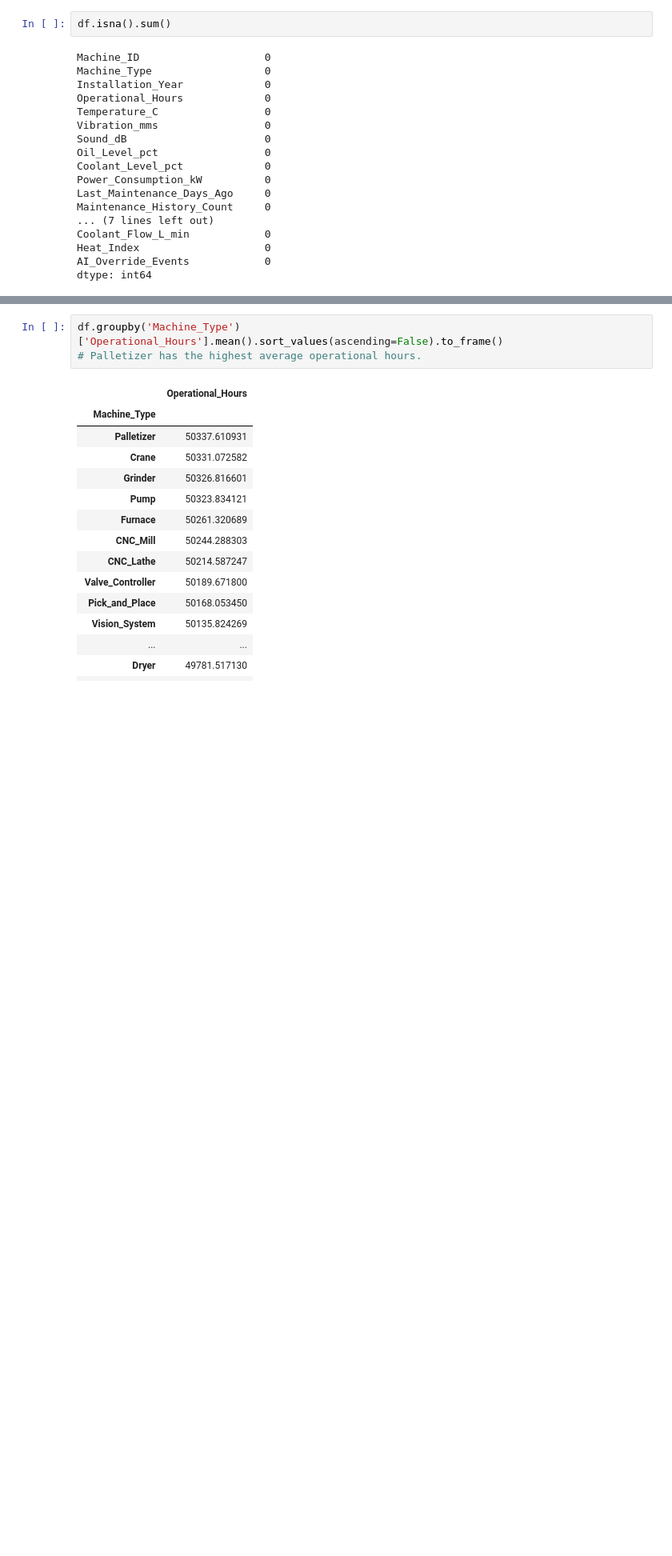
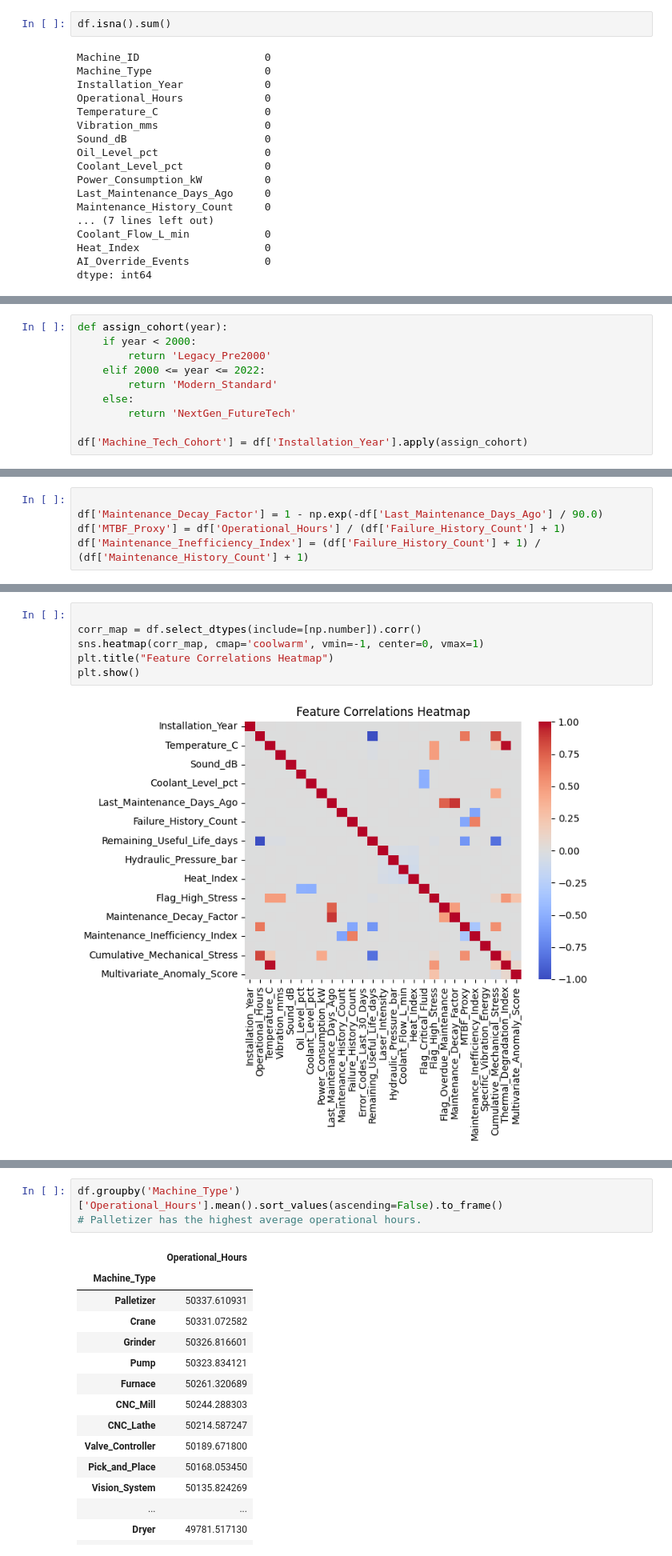
Before and after one commit to bahaa24git/NTI-Machine-Maintenance-Prediction, a Jupyter notebook: factory.ipynb, the cells around one changed output, grey strips where cells are left out. Shown at 80% size. Drawn from its saved outputs; the diff is of its cells as text; blank space fills up the shorter version.

```diff
--- a/factory.ipynb
+++ b/factory.ipynb
@@ -197,0 +248,10 @@ dtype: int64
+# %%
+def assign_cohort(year):
+    if year < 2000:
+        return 'Legacy_Pre2000'
+    elif 2000 <= year <= 2022:
+        return 'Modern_Standard'
+    else:
+        return 'NextGen_FutureTech'
+
+df['Machine_Tech_Cohort'] = df['Installation_Year'].apply(assign_cohort)
@@ -197,0 +260,5 @@ dtype: int64
+# %%
+
+df['Maintenance_Decay_Factor'] = 1 - np.exp(-df['Last_Maintenance_Days_Ago'] / 90.0)
+df['MTBF_Proxy'] = df['Operational_Hours'] / (df['Failure_History_Count'] + 1)
+df['Maintenance_Inefficiency_Index'] = (df['Failure_History_Count'] + 1) / (df['Maintenance_History_Count'] + 1)
@@ -198 +310,9 @@ dtype: int64
+# %%
+
+corr_map = df.select_dtypes(include=[np.number]).corr()
+sns.heatmap(corr_map, cmap='coolwarm', vmin=-1, center=0, vmax=1)
+plt.title("Feature Correlations Heatmap")
+plt.show()
+# %% [output]
+[figure, added]
 # %% [markdown]
```
Also changed, not shown: parts of 51 cells of this notebook, 5 other files.
